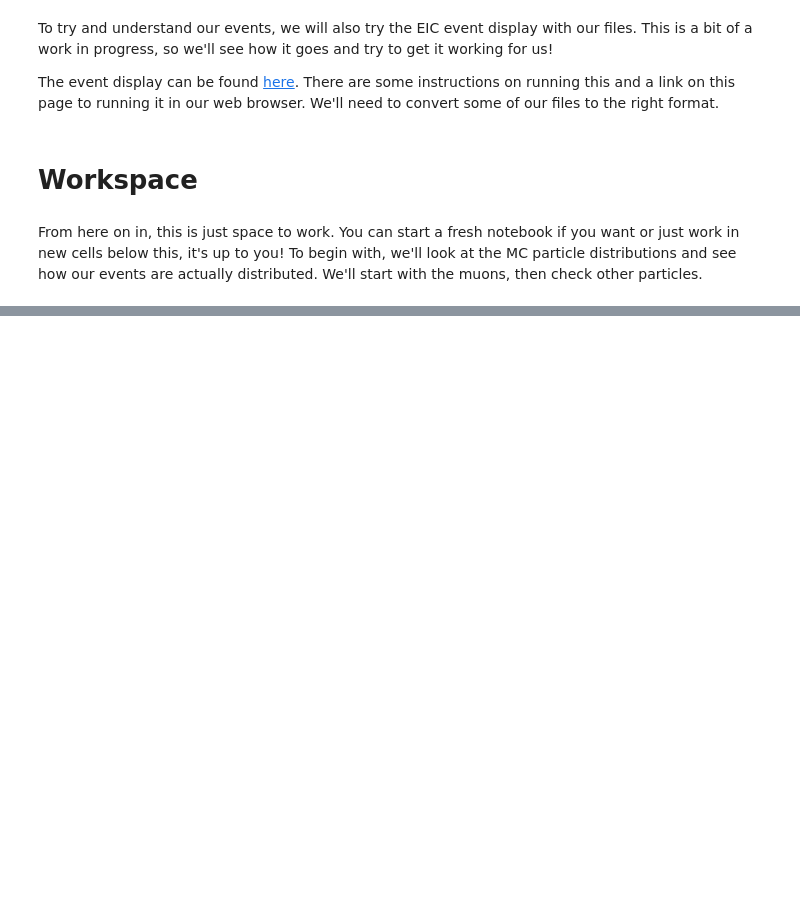
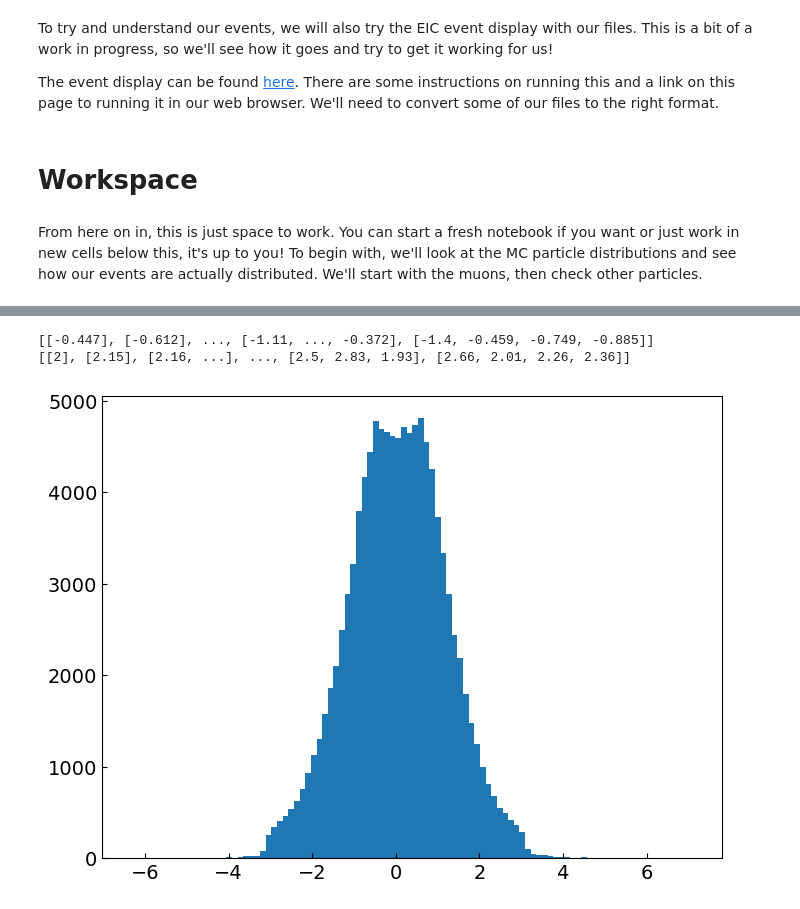
Before and after one commit to NebinGeorge/003-hsf-india-202510-NebinGeorge, a Jupyter notebook: MuonID_Setup.ipynb, the cells around one changed output, grey strips where cells are left out. Drawn from its saved outputs; the diff is of its cells as text; code cells hidden in the pictures; blank space fills up the shorter version.

```diff
--- a/MuonID_Setup.ipynb
+++ b/MuonID_Setup.ipynb
@@ -204,0 +343,12 @@ From here on in, this is just space to work. You can start a fresh notebook if y
+# %%
+tree = file['events']
+MCPartBr = tree["MCParticles"].arrays()
+MC_Parts = vector.zip({'px': MCPartBr["MCParticles.momentum.x"], 'py': MCPartBr["MCParticles.momentum.y"], 'pz': MCPartBr["MCParticles.momentum.z"]})
+print(MC_Parts.eta)
+print(MC_Parts.theta)
+plt.hist(ak.flatten(MC_Parts.eta),bins =100, )
+plt.show()
+# %% [output]
+[[-0.447], [-0.612], ..., [-1.11, ..., -0.372], [-1.4, -0.459, -0.749, -0.885]]
+[[2], [2.15], [2.16, ...], ..., [2.5, 2.83, 1.93], [2.66, 2.01, 2.26, 2.36]]
+[figure, added]
```
Also changed, not shown: parts of 17 cells of this notebook.
